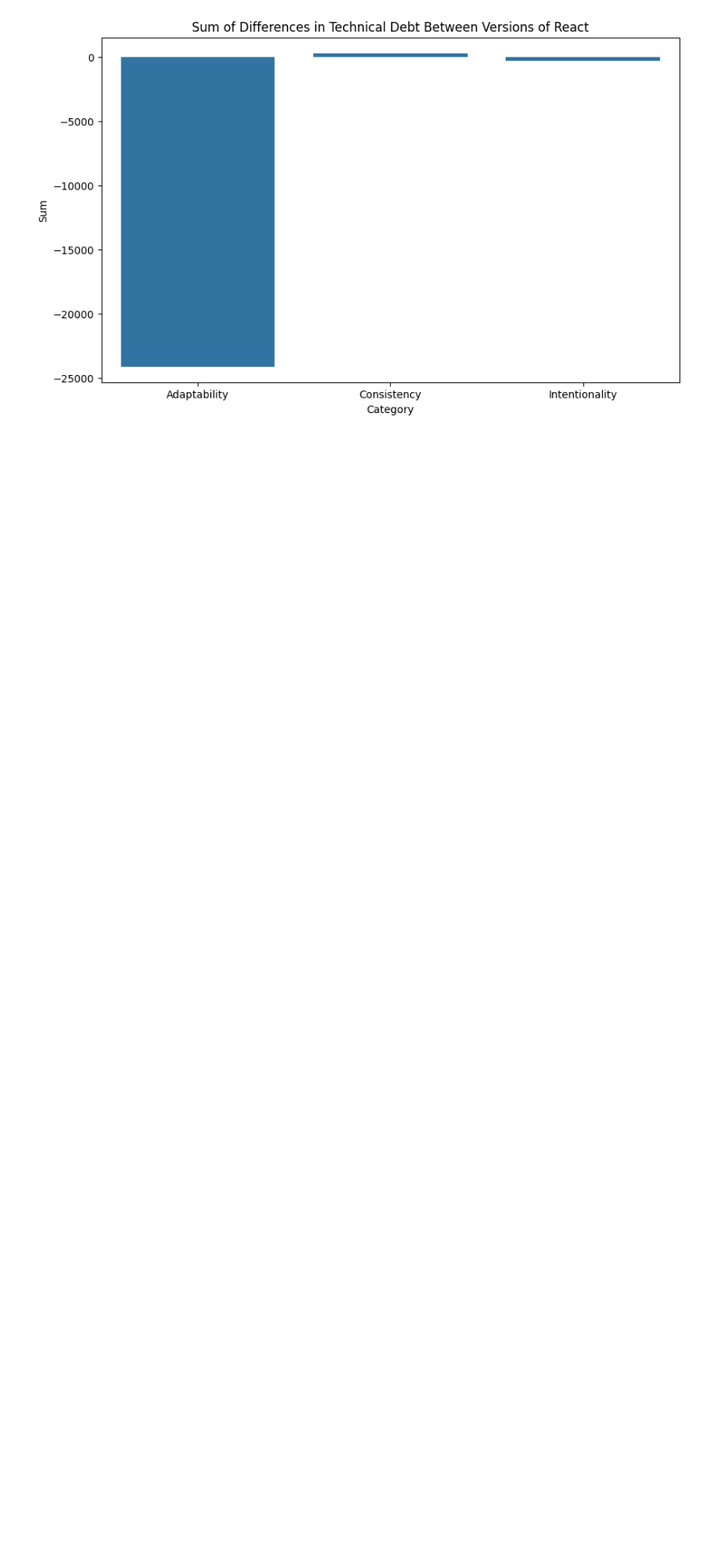
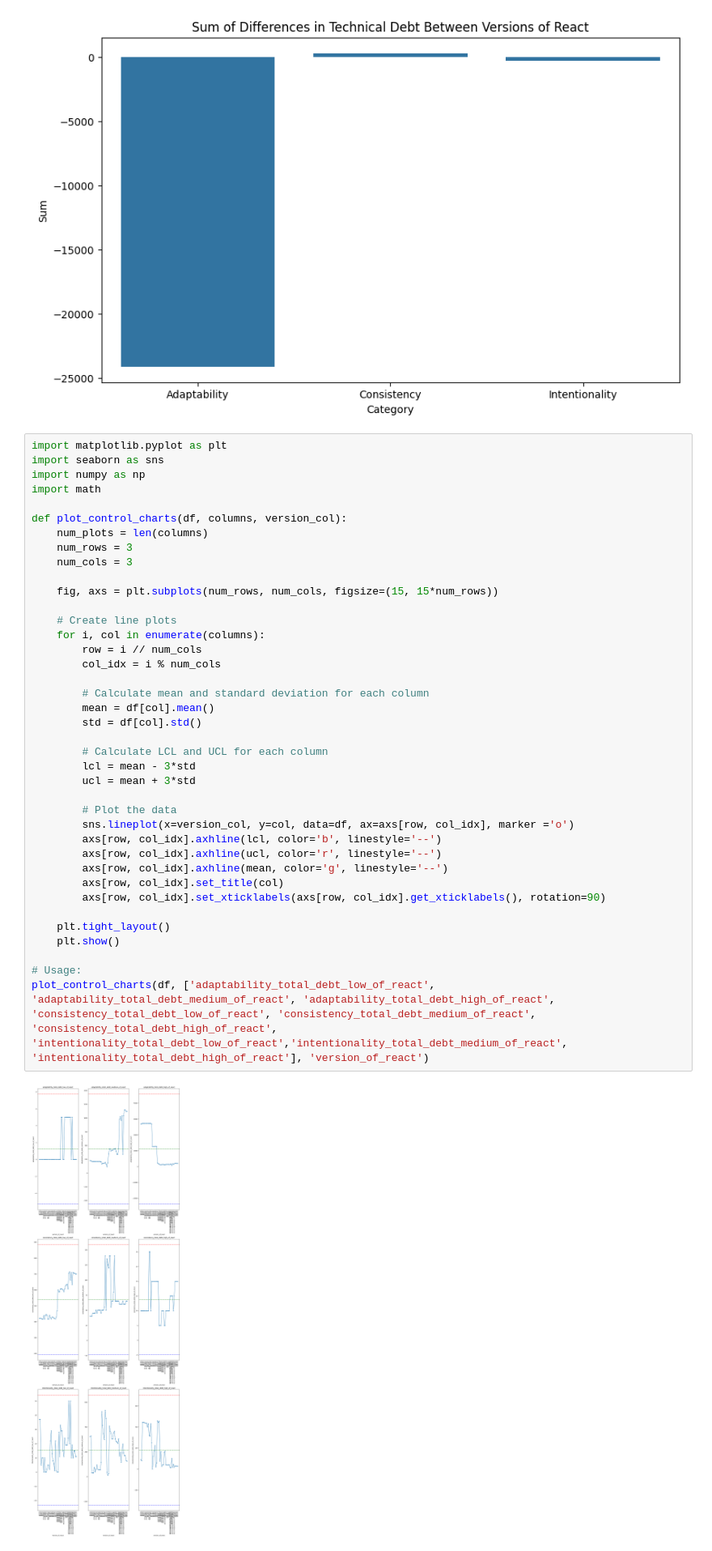
Before and after one commit to NotAlpha45/Analysis-of-Code-Smell-and-Refactoring, a Jupyter notebook: Code/Analysis/RQ2/react_analysis.ipynb, the cells around one changed output. Shown at 81% size. Drawn from its saved outputs; the diff is of its cells as text; blank space fills up the shorter version.

```diff
--- a/Code/Analysis/RQ2/react_analysis.ipynb
+++ b/Code/Analysis/RQ2/react_analysis.ipynb
@@ -69,3 +69,44 @@ plt.title('Sum of Differences in Technical Debt Between Versions of React')
 plt.show()
 # %% [output]
 [figure]
+# %%
+import matplotlib.pyplot as plt
+import seaborn as sns
+import numpy as np
+import math
+
+def plot_control_charts(df, columns, version_col):
+    num_plots = len(columns)
+    num_rows = 3
+    num_cols = 3
+
+    fig, axs = plt.subplots(num_rows, num_cols, figsize=(15, 15*num_rows))
+
+    # Create line plots
+    for i, col in enumerate(columns):
+        row = i // num_cols
+        col_idx = i % num_cols
+
+        # Calculate mean and standard deviation for each column
+        mean = df[col].mean()
+        std = df[col].std()
+
+        # Calculate LCL and UCL for each column
+        lcl = mean - 3*std
+        ucl = mean + 3*std
+
+        # Plot the data
+        sns.lineplot(x=version_col, y=col, data=df, ax=axs[row, col_idx], marker ='o')
+        axs[row, col_idx].axhline(lcl, color='b', linestyle='--')
+        axs[row, col_idx].axhline(ucl, color='r', linestyle='--')
+        axs[row, col_idx].axhline(mean, color='g', linestyle='--')
+        axs[row, col_idx].set_title(col)
+        axs[row, col_idx].set_xticklabels(axs[row, col_idx].get_xticklabels(), rotation=90)
+
+    plt.tight_layout()
+    plt.show()
+
+# Usage:
+plot_control_charts(df, ['adaptability_total_debt_low_of_react', 'adaptability_total_debt_medium_of_react', 'adaptability_total_debt_high_of_react', 'consistency_total_debt_low_of_react', 'consistency_total_debt_medium_of_react', 'consistency_total_debt_high_of_react', 'intentionality_total_debt_low_of_react','intentionality_total_debt_medium_of_react', 'intentionality_total_debt_high_of_react'], 'version_of_react')
+# %% [output]
+[figure, added]
```
Also changed, not shown: 1 other file.
